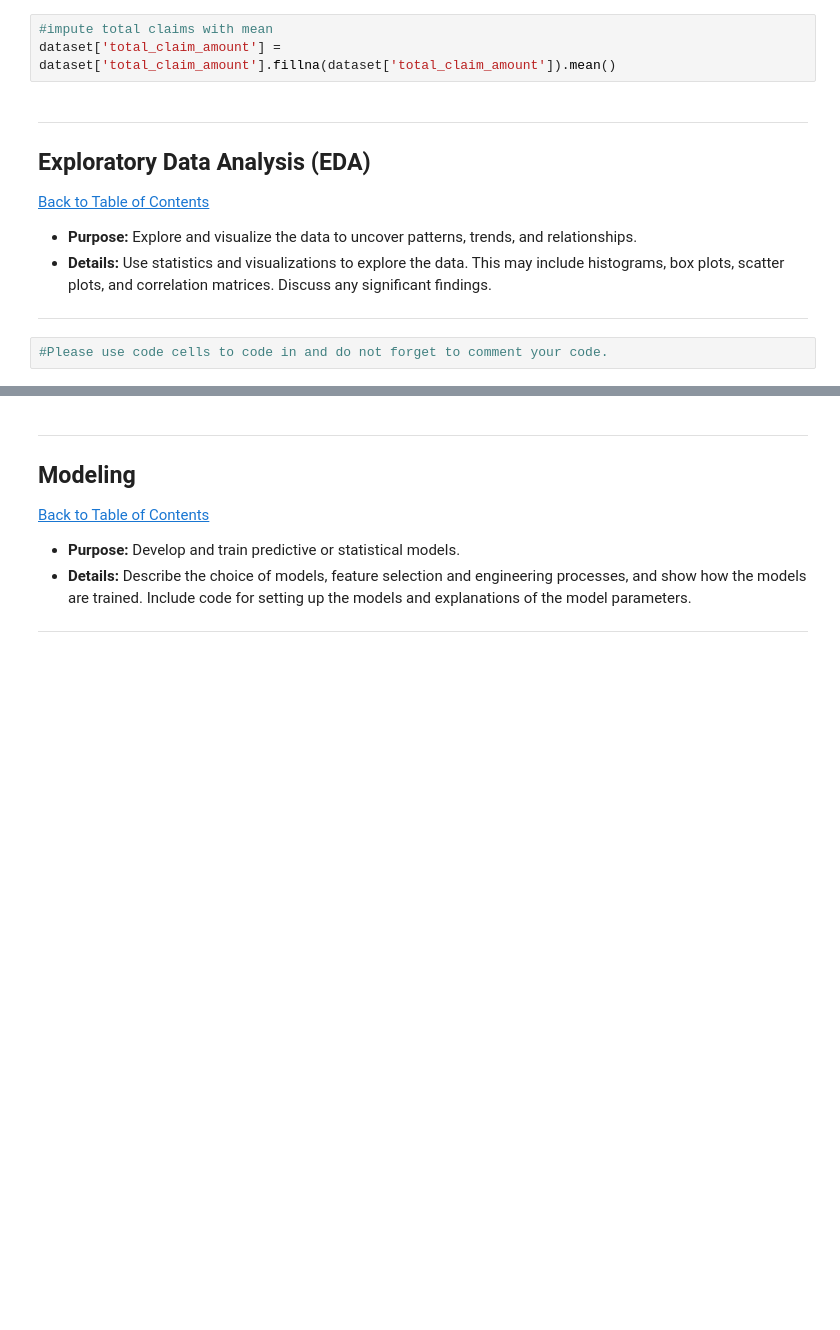
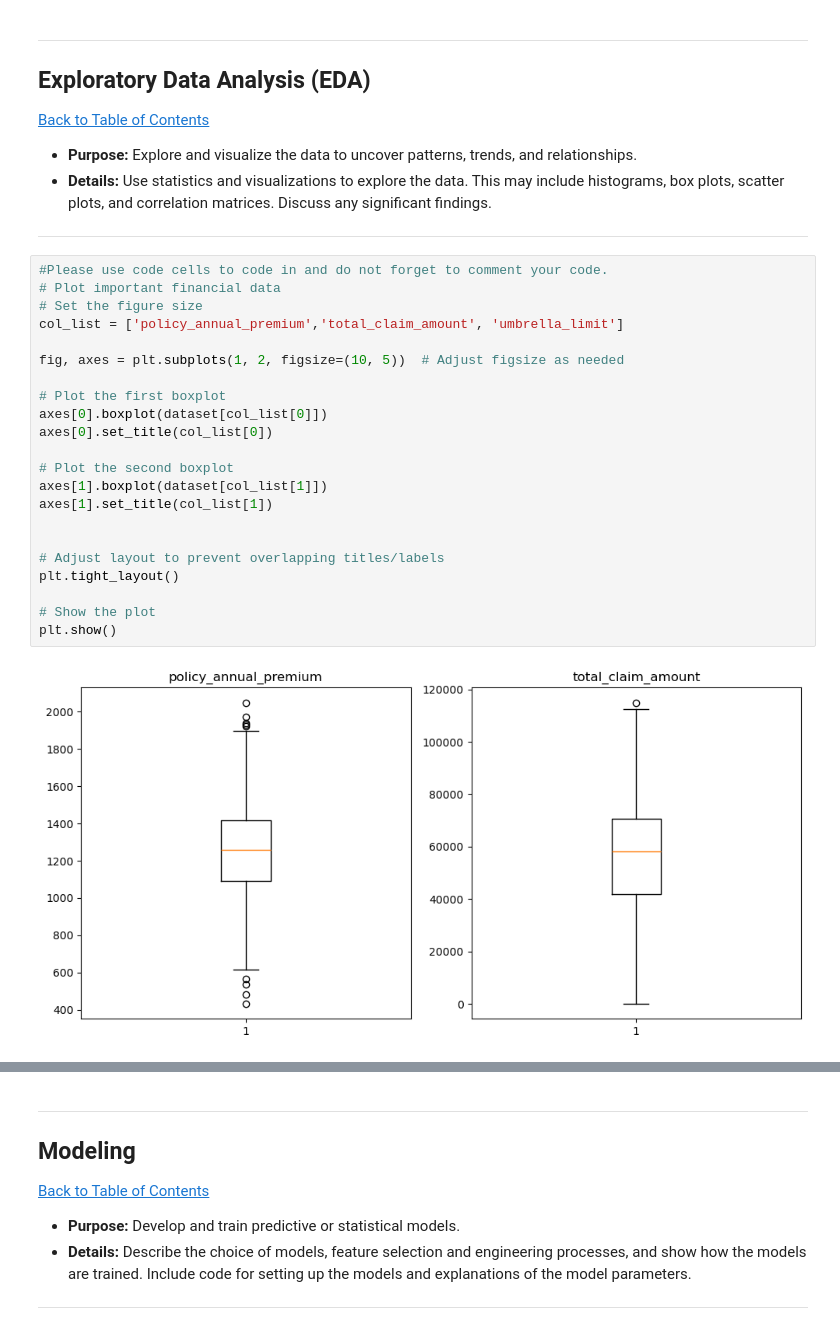
Before and after one commit to mzwandile-stuurman/insurance_claims, a Jupyter notebook: QCTO---Workplace-Module-Notebook-Template-4571.ipynb, the cells around one changed output, grey strips where cells are left out. Saved outputs shown, nothing was run; the diff lists cells and outputs as text; blank space fills up the shorter version.

Commit message:
Data Modelling and EDA

```diff
--- a/QCTO---Workplace-Module-Notebook-Template-4571.ipynb
+++ b/QCTO---Workplace-Module-Notebook-Template-4571.ipynb
@@ -223,6 +258,3 @@ dtype: int64
-# %%
-#impute total claims with mean
-dataset['total_claim_amount'] = dataset['total_claim_amount'].fillna(dataset['total_claim_amount']).mean()
 # %% [markdown]
 ---
 <a href=#five></a>
@@ -232,5 +264,27 @@ dataset['total_claim_amount'] = dataset['total_claim_amount'].fillna(dataset['to
 * **Purpose:** Explore and visualize the data to uncover patterns, trends, and relationships.
 * **Details:** Use statistics and visualizations to explore the data. This may include histograms, box plots, scatter plots, and correlation matrices. Discuss any significant findings.
 ---
-# %%
-#Please use code cells to code in and do not forget to comment your code.
+# %%
+#Please use code cells to code in and do not forget to comment your code.
+# Plot important financial data
+# Set the figure size
+col_list = ['policy_annual_premium','total_claim_amount', 'umbrella_limit']
+
+fig, axes = plt.subplots(1, 2, figsize=(10, 5))  # Adjust figsize as needed
+
+# Plot the first boxplot
+axes[0].boxplot(dataset[col_list[0]])
+axes[0].set_title(col_list[0])
+
+# Plot the second boxplot
+axes[1].boxplot(dataset[col_list[1]])
+axes[1].set_title(col_list[1])
+
+
+# Adjust layout to prevent overlapping titles/labels
+plt.tight_layout()
+
+# Show the plot
+plt.show()
+# %% [output]
+[figure, added]
```
Also changed, not shown: parts of 93 cells of this notebook, 4 other files.
